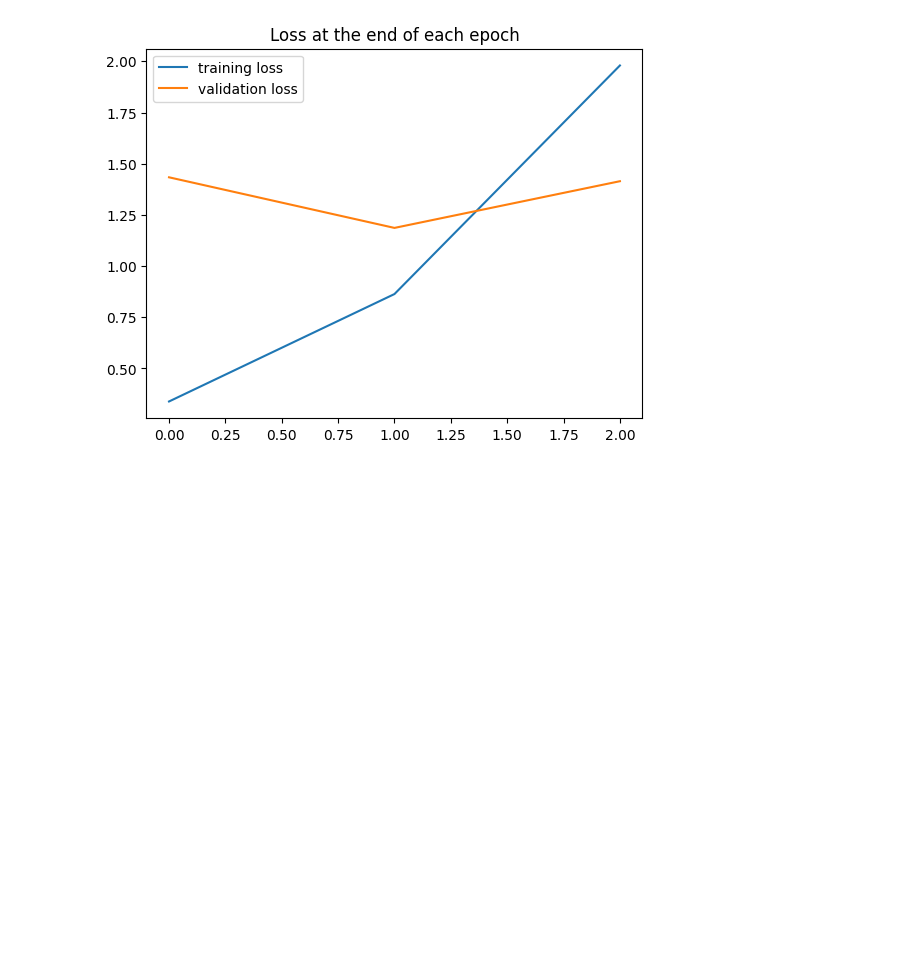
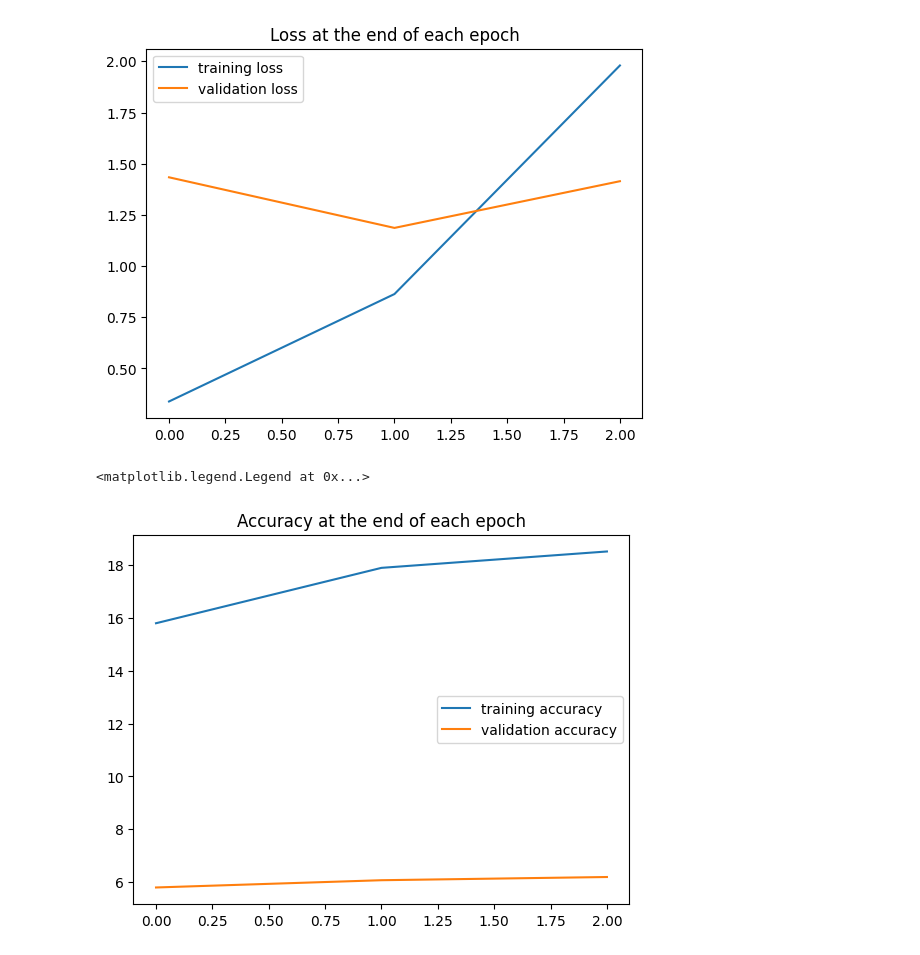
Before and after one commit to jonhealy1/ai-engineering, a Jupyter notebook: pytorch-for-deep-learning/71-cnn_custom_training.ipynb, the cells around one changed output. Cells and saved outputs as stored; diff of their text form; code cells hidden in the pictures; blank space fills up the shorter version.

Commit message:
plot

```diff
--- a/pytorch-for-deep-learning/71-cnn_custom_training.ipynb
+++ b/pytorch-for-deep-learning/71-cnn_custom_training.ipynb
@@ -200,3 +200,11 @@ plt.legend()
 # %% [output]
 <matplotlib.legend.Legend at 0x...>
 [figure]
+# %%
+plt.plot([t.detach().numpy() for t in [train_correct[i]/800 for i in range(3)]], label='training accuracy')
+plt.plot([t.detach().numpy() for t in [test_correct[i]/800 for i in range(3)]], label='validation accuracy')
+plt.title('Accuracy at the end of each epoch')
+plt.legend()
+# %% [output]
+<matplotlib.legend.Legend at 0x...>
+[figure, added]
```
